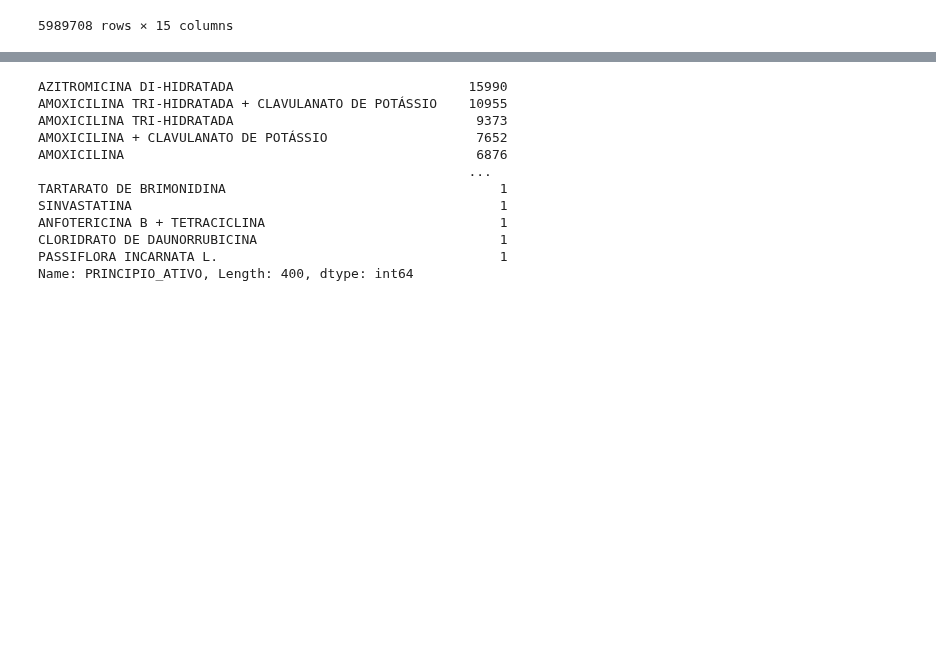
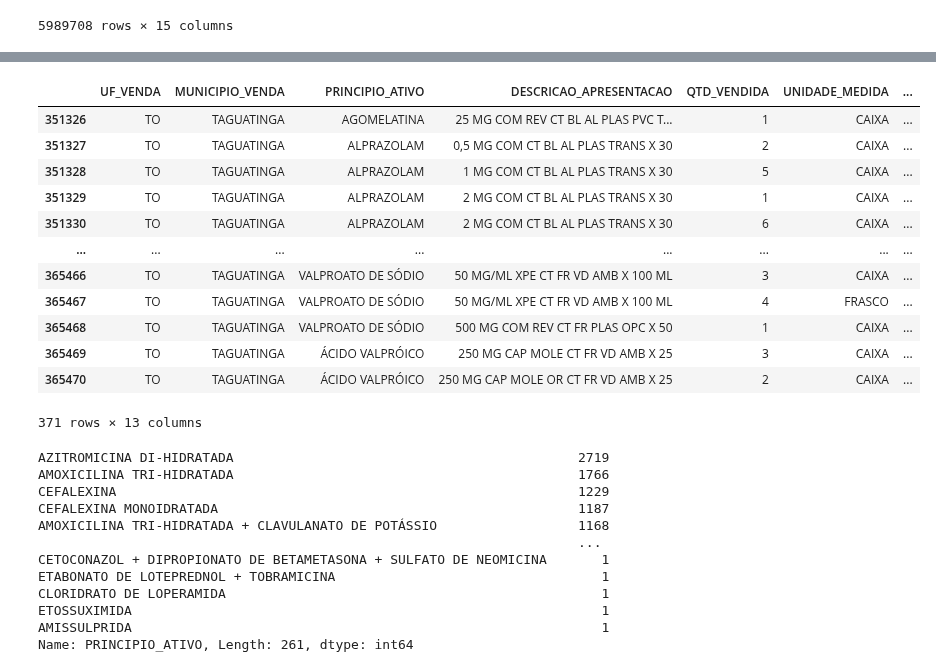
Before and after one commit to HyperaWictor/Trabalho-Final---Modulo-2-Data-Journey-, a Jupyter notebook: projeto.ipynb, the cells around one changed output, grey strips where cells are left out. Saved outputs shown, nothing was run; the diff lists cells and outputs as text; code cells hidden in the pictures; blank space fills up the shorter version.

```diff
--- a/projeto.ipynb
+++ b/projeto.ipynb
@@ -75,15 +94,31 @@ df
+# %%
+df.loc[df["UF_VENDA"] == "TO"][df["MUNICIPIO_VENDA"] == "TAGUATINGA"]
+# %% [output]
+|  | UF_VENDA | MUNICIPIO_VENDA | PRINCIPIO_ATIVO | DESCRICAO_APRESENTACAO | QTD_VENDIDA | UNIDADE_MEDIDA | ... |
+| 351326 | TO | TAGUATINGA | AGOMELATINA | 25 MG COM REV CT BL AL PLAS PVC T... | 1 | CAIXA | ... |
+| 351327 | TO | TAGUATINGA | ALPRAZOLAM | 0,5 MG COM CT BL AL PLAS TRANS X 30 | 2 | CAIXA | ... |
+| 351328 | TO | TAGUATINGA | ALPRAZOLAM | 1 MG COM CT BL AL PLAS TRANS X 30 | 5 | CAIXA | ... |
+| 351329 | TO | TAGUATINGA | ALPRAZOLAM | 2 MG COM CT BL AL PLAS TRANS X 30 | 1 | CAIXA | ... |
+| 351330 | TO | TAGUATINGA | ALPRAZOLAM | 2 MG COM CT BL AL PLAS TRANS X 30 | 6 | CAIXA | ... |
+| ... | ... | ... | ... | ... | ... | ... | ... |
+| 365466 | TO | TAGUATINGA | VALPROATO DE SÓDIO | 50 MG/ML XPE CT FR VD AMB X 100 ML | 3 | CAIXA | ... |
+| 365467 | TO | TAGUATINGA | VALPROATO DE SÓDIO | 50 MG/ML XPE CT FR VD AMB X 100 ML | 4 | FRASCO | ... |
+| 365468 | TO | TAGUATINGA | VALPROATO DE SÓDIO | 500 MG COM REV CT FR PLAS OPC X 50 | 1 | CAIXA | ... |
+| 365469 | TO | TAGUATINGA | ÁCIDO VALPRÓICO | 250 MG CAP MOLE CT FR VD AMB X 25 | 3 | CAIXA | ... |
+| 365470 | TO | TAGUATINGA | ÁCIDO VALPRÓICO | 250 MG CAP MOLE OR CT FR VD AMB X 25 | 2 | CAIXA | ... |
+371 rows × 13 columns
 # %%
-df.loc[df["UF_VENDA"] == "GO"]["PRINCIPIO_ATIVO"].value_counts()
+df.loc[df["UF_VENDA"] == "TO"]["PRINCIPIO_ATIVO"].value_counts()
 # %% [output]
-AZITROMICINA DI-HIDRATADA                              15990
-AMOXICILINA TRI-HIDRATADA + CLAVULANATO DE POTÁSSIO    10955
-AMOXICILINA TRI-HIDRATADA                               9373
-AMOXICILINA + CLAVULANATO DE POTÁSSIO                   7652
-AMOXICILINA                                             6876
-                                                       ...
-TARTARATO DE BRIMONIDINA                                   1
-SINVASTATINA                                               1
-ANFOTERICINA B + TETRACICLINA                              1
-CLORIDRATO DE DAUNORRUBICINA                               1
-PASSIFLORA INCARNATA L.                                    1
-Name: PRINCIPIO_ATIVO, Length: 400, dtype: int64
+AZITROMICINA DI-HIDRATADA                                            2719
+AMOXICILINA TRI-HIDRATADA                                            1766
+CEFALEXINA                                                           1229
+CEFALEXINA MONOIDRATADA                                              1187
+AMOXICILINA TRI-HIDRATADA + CLAVULANATO DE POTÁSSIO                  1168
+                                                                     ...
+CETOCONAZOL + DIPROPIONATO DE BETAMETASONA + SULFATO DE NEOMICINA       1
+ETABONATO DE LOTEPREDNOL + TOBRAMICINA                                  1
+CLORIDRATO DE LOPERAMIDA                                                1
+ETOSSUXIMIDA                                                            1
+AMISSULPRIDA                                                            1
+Name: PRINCIPIO_ATIVO, Length: 261, dtype: int64
```
Also changed, not shown: parts of 13 cells of this notebook.
